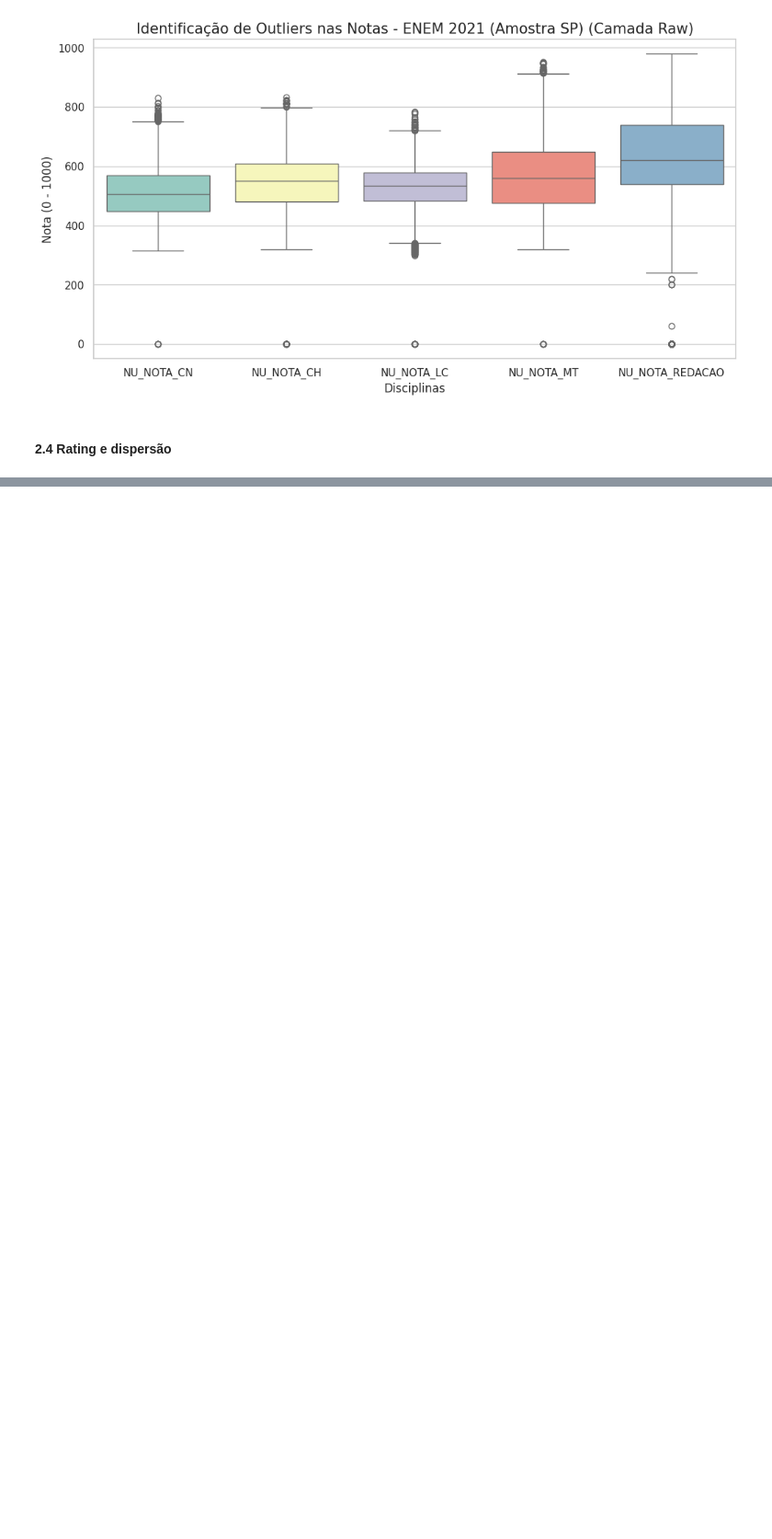
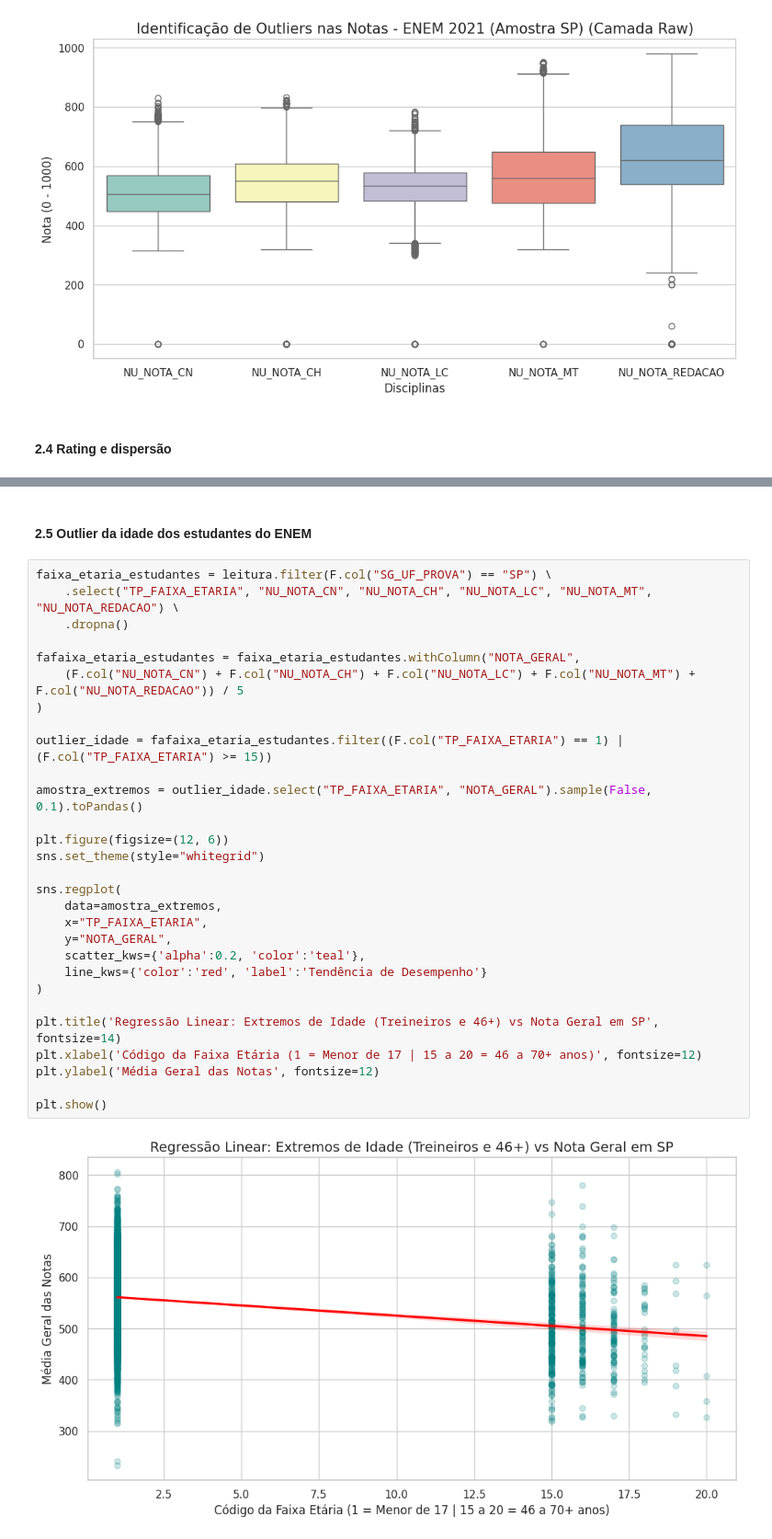
Before and after one commit to Caiomesvie/SDBD2---INEP, a Jupyter notebook: raw/analytcs.ipynb, the cells around one changed output, grey strips where cells are left out. Shown at 92% size. Drawn from its saved outputs; the diff is of its cells as text; blank space fills up the shorter version.

Commit message:
adicionado gráfico de regressão linear e correção dos erro no primeiro bloco de leitura

```diff
--- a/raw/analytcs.ipynb
+++ b/raw/analytcs.ipynb
@@ -241,0 +233,33 @@ Passing `palette` without assigning `hue` is deprecated and will be removed in v
+# %% [markdown]
+#### 2.5 Outlier da idade dos estudantes do ENEM
+# %%
+faixa_etaria_estudantes = leitura.filter(F.col("SG_UF_PROVA") == "SP") \
+    .select("TP_FAIXA_ETARIA", "NU_NOTA_CN", "NU_NOTA_CH", "NU_NOTA_LC", "NU_NOTA_MT", "NU_NOTA_REDACAO") \
+    .dropna()
+
+fafaixa_etaria_estudantes = faixa_etaria_estudantes.withColumn("NOTA_GERAL",
+    (F.col("NU_NOTA_CN") + F.col("NU_NOTA_CH") + F.col("NU_NOTA_LC") + F.col("NU_NOTA_MT") + F.col("NU_NOTA_REDACAO")) / 5
+)
+
+outlier_idade = fafaixa_etaria_estudantes.filter((F.col("TP_FAIXA_ETARIA") == 1) | (F.col("TP_FAIXA_ETARIA") >= 15))
+
+amostra_extremos = outlier_idade.select("TP_FAIXA_ETARIA", "NOTA_GERAL").sample(False, 0.1).toPandas()
+
+plt.figure(figsize=(12, 6))
+sns.set_theme(style="whitegrid")
+
+sns.regplot(
+    data=amostra_extremos,
+    x="TP_FAIXA_ETARIA",
+    y="NOTA_GERAL",
+    scatter_kws={'alpha':0.2, 'color':'teal'},
+    line_kws={'color':'red', 'label':'Tendência de Desempenho'}
+)
+
+plt.title('Regressão Linear: Extremos de Idade (Treineiros e 46+) vs Nota Geral em SP', fontsize=14)
+plt.xlabel('Código da Faixa Etária (1 = Menor de 17 | 15 a 20 = 46 a 70+ anos)', fontsize=12)
+plt.ylabel('Média Geral das Notas', fontsize=12)
+
+plt.show()
+# %% [output]
+[figure, added]
```
Also changed, not shown: parts of 3 cells of this notebook.
